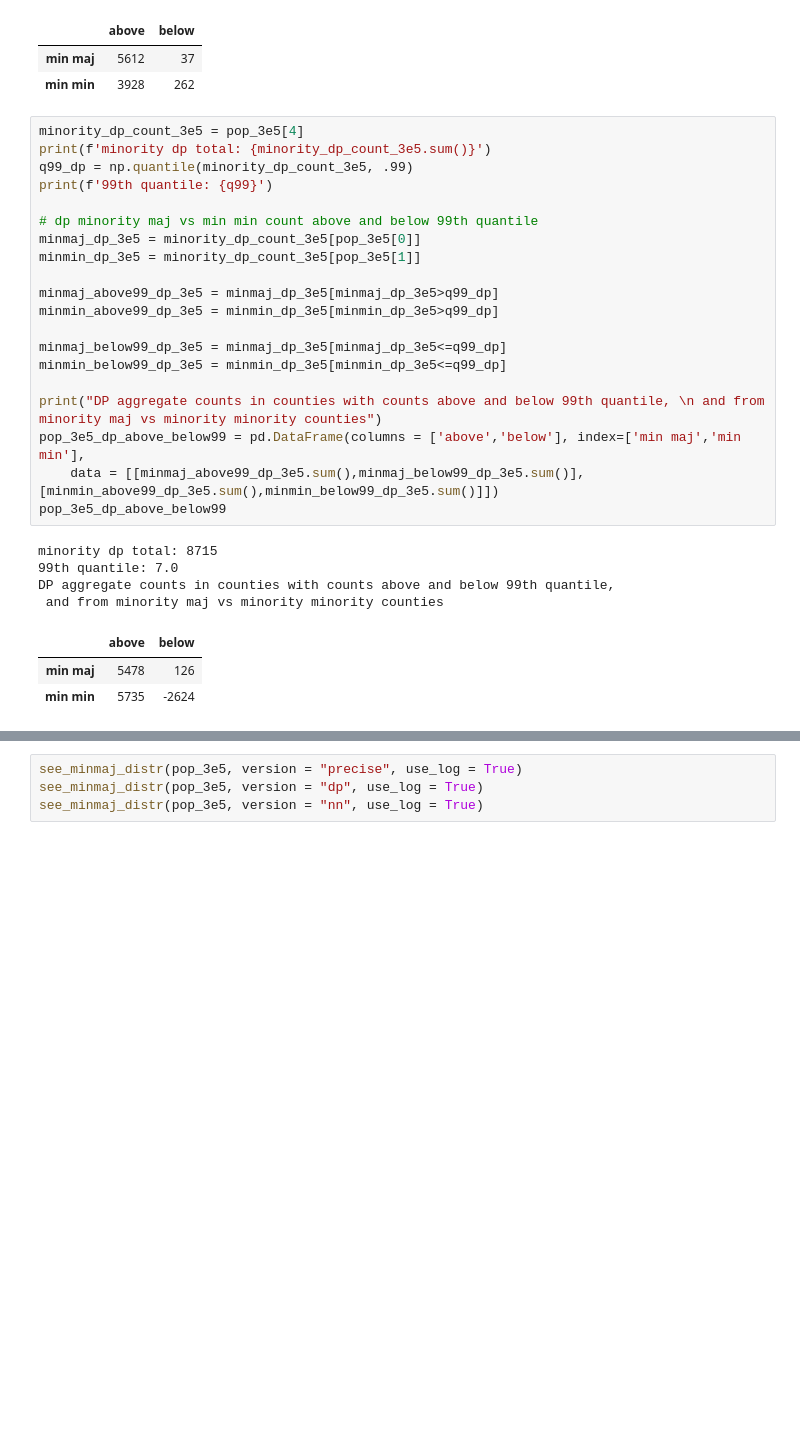
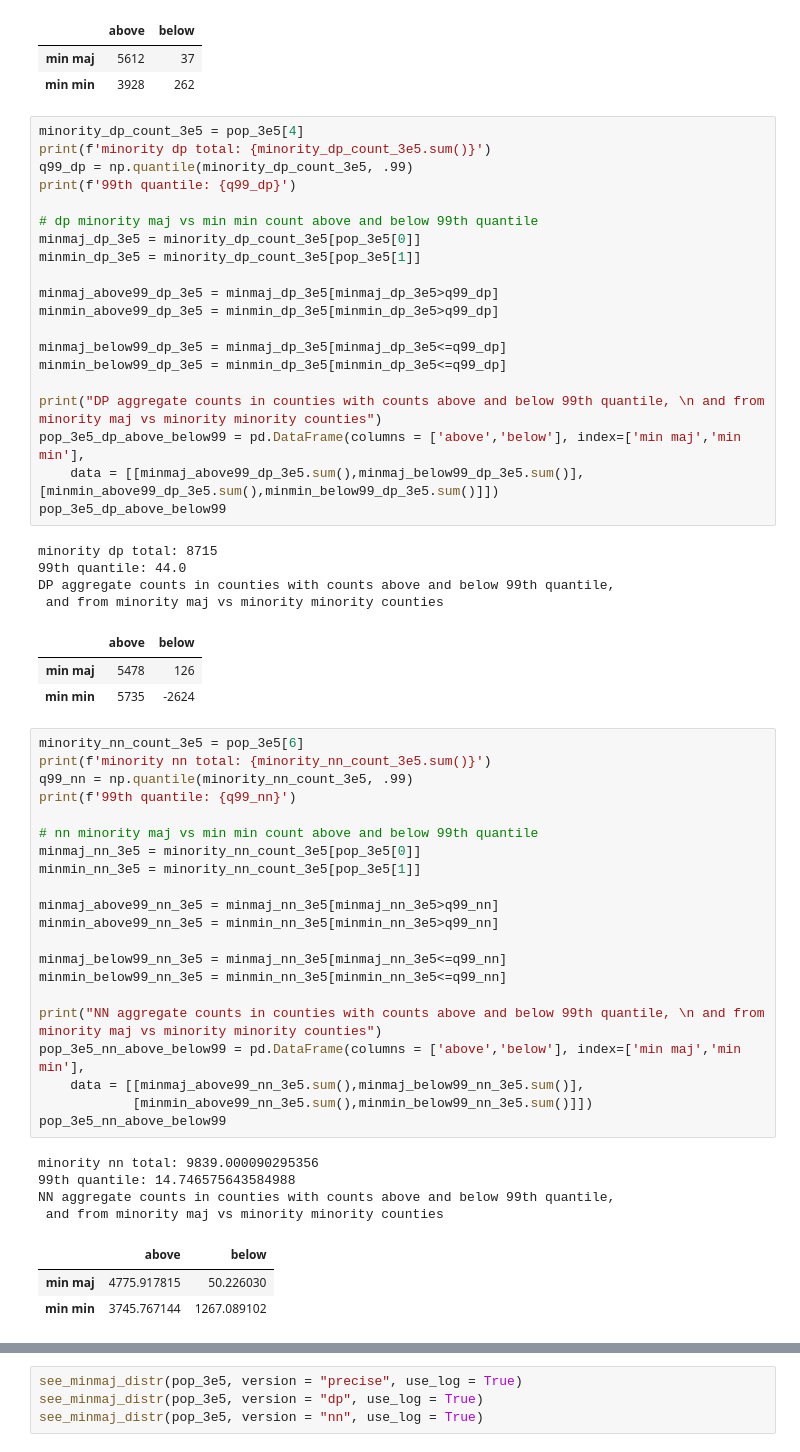
Before and after one commit to beatrixkh/explore_census_2020_dp, a Jupyter notebook: 2020_02_24_dp_census_sim_compare_distributions.ipynb, the cells around one changed output, grey strips where cells are left out. Cells and saved outputs as stored; diff of their text form; blank space fills up the shorter version.

Commit message:
added comparison precise-dp-nn of breakdown between {min maj}x{small counties large counties}

```diff
--- a/2020_02_24_dp_census_sim_compare_distributions.ipynb
+++ b/2020_02_24_dp_census_sim_compare_distributions.ipynb
@@ -250,7 +250,7 @@ DP aggregate counts in counties with counts above and below 99th quantile,
 minority_dp_count_3e5 = pop_3e5[4]
 print(f'minority dp total: {minority_dp_count_3e5.sum()}')
 q99_dp = np.quantile(minority_dp_count_3e5, .99)
-print(f'99th quantile: {q99}')
+print(f'99th quantile: {q99_dp}')
 
 # dp minority maj vs min min count above and below 99th quantile
 minmaj_dp_3e5 = minority_dp_count_3e5[pop_3e5[0]]
@@ -268,12 +268,41 @@ pop_3e5_dp_above_below99 = pd.DataFrame(columns = ['above','below'], index=['min
 pop_3e5_dp_above_below99
 # %% [output]
 minority dp total: 8715
-99th quantile: 7.0
+99th quantile: 44.0
 DP aggregate counts in counties with counts above and below 99th quantile,
  and from minority maj vs minority minority counties
 |  | above | below |
 | min maj | 5478 | 126 |
 | min min | 5735 | -2624 |
+# %%
+minority_nn_count_3e5 = pop_3e5[6]
+print(f'minority nn total: {minority_nn_count_3e5.sum()}')
+q99_nn = np.quantile(minority_nn_count_3e5, .99)
+print(f'99th quantile: {q99_nn}')
+
+# nn minority maj vs min min count above and below 99th quantile
+minmaj_nn_3e5 = minority_nn_count_3e5[pop_3e5[0]]
+minmin_nn_3e5 = minority_nn_count_3e5[pop_3e5[1]]
+
+minmaj_above99_nn_3e5 = minmaj_nn_3e5[minmaj_nn_3e5>q99_nn]
+minmin_above99_nn_3e5 = minmin_nn_3e5[minmin_nn_3e5>q99_nn]
+
+minmaj_below99_nn_3e5 = minmaj_nn_3e5[minmaj_nn_3e5<=q99_nn]
+minmin_below99_nn_3e5 = minmin_nn_3e5[minmin_nn_3e5<=q99_nn]
+
+print("NN aggregate counts in counties with counts above and below 99th quantile, \n and from minority maj vs minority minority counties")
+pop_3e5_nn_above_below99 = pd.DataFrame(columns = ['above','below'], index=['min maj','min min'],
+    data = [[minmaj_above99_nn_3e5.sum(),minmaj_below99_nn_3e5.sum()],
+            [minmin_above99_nn_3e5.sum(),minmin_below99_nn_3e5.sum()]])
+pop_3e5_nn_above_below99
+# %% [output]
+minority nn total: 9839.000090295356
+99th quantile: 14.746575643584988
+NN aggregate counts in counties with counts above and below 99th quantile,
+ and from minority maj vs minority minority counties
+|  | above | below |
+| min maj | 4775.917815 | 50.226030 |
+| min min | 3745.767144 | 1267.089102 |
 # %%
 print("so that pattern we're looking for in the precise counts would be:")
 
```
Also changed, not shown: parts of 2 cells of this notebook.
